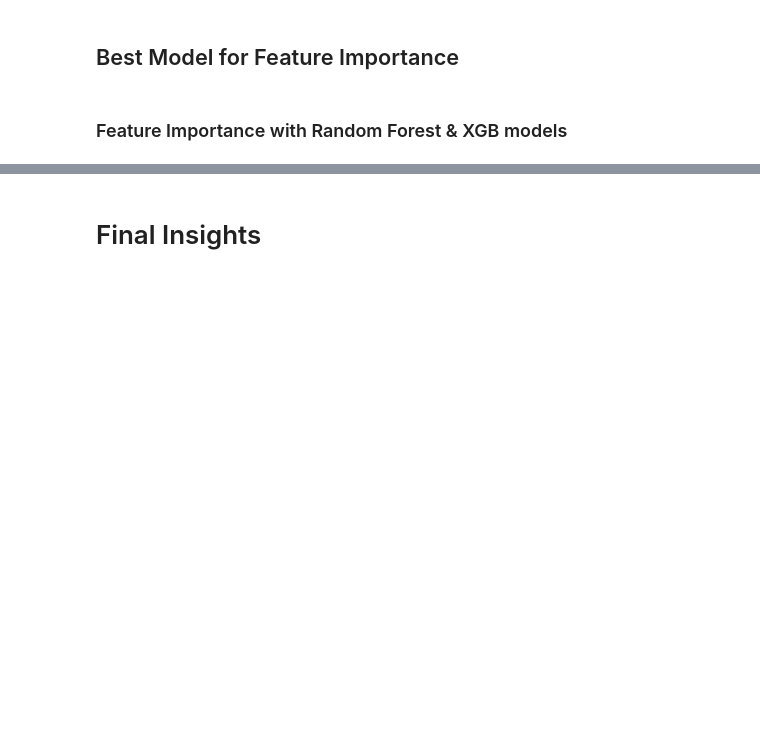
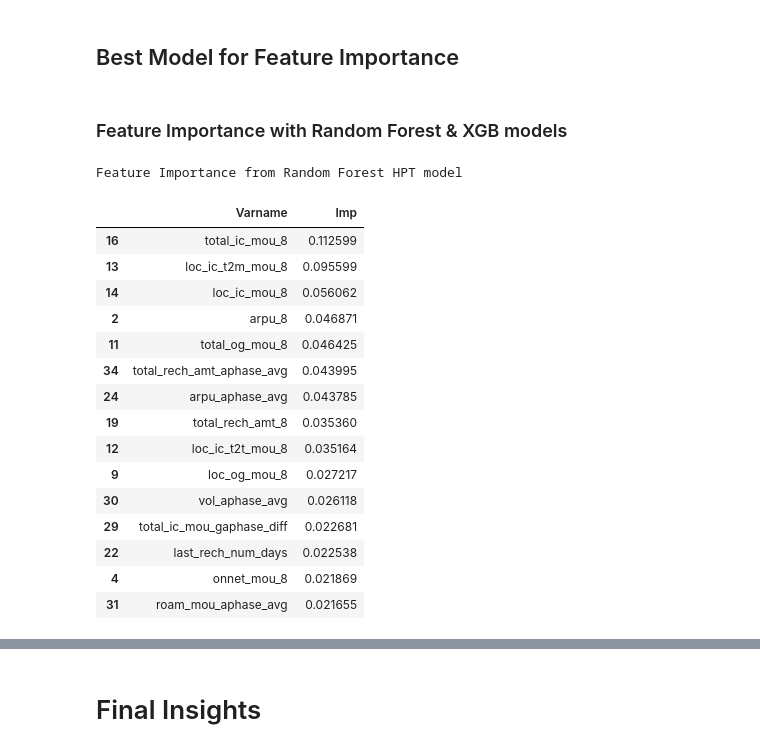
Before and after one commit to Lakshmi-1212/TelecomChurn_CaseStudy, a Jupyter notebook: TelcomChurn_CaseStudy.ipynb, the cells around one changed output, grey strips where cells are left out. Drawn from its saved outputs; the diff is of its cells as text; code cells hidden in the pictures; blank space fills up the shorter version.

```diff
--- a/TelcomChurn_CaseStudy.ipynb
+++ b/TelcomChurn_CaseStudy.ipynb
@@ -1967,11 +1970,30 @@ model_result_featimp.T.sort_values(by=EVALUATION_METRIC,ascending=SORT_ASCENDING
 # %%
 print(f'Feature Importance from Random Forest HPT model')
 
 imp_rf_df = pd.DataFrame({
     "Varname": X_train_rfe.columns,
     "Imp": rf_fi_grid_best_est.feature_importances_
 })
-imp_rf_df.sort_values(by="Imp", ascending=False)
+imp_rf_df.sort_values(by="Imp", ascending=False,inplace=True)
+imp_rf_df.head(15)
+# %% [output]
+Feature Importance from Random Forest HPT model
+|  | Varname | Imp |
+| 16 | total_ic_mou_8 | 0.112599 |
+| 13 | loc_ic_t2m_mou_8 | 0.095599 |
+| 14 | loc_ic_mou_8 | 0.056062 |
+| 2 | arpu_8 | 0.046871 |
+| 11 | total_og_mou_8 | 0.046425 |
+| 34 | total_rech_amt_aphase_avg | 0.043995 |
+| 24 | arpu_aphase_avg | 0.043785 |
+| 19 | total_rech_amt_8 | 0.035360 |
+| 12 | loc_ic_t2t_mou_8 | 0.035164 |
+| 9 | loc_og_mou_8 | 0.027217 |
+| 30 | vol_aphase_avg | 0.026118 |
+| 29 | total_ic_mou_gaphase_diff | 0.022681 |
+| 22 | last_rech_num_days | 0.022538 |
+| 4 | onnet_mou_8 | 0.021869 |
+| 31 | roam_mou_aphase_avg | 0.021655 |
 # %%
 print(f'Feature Importance from XGB HPT model')
 
```
Also changed, not shown: parts of 31 cells of this notebook.
